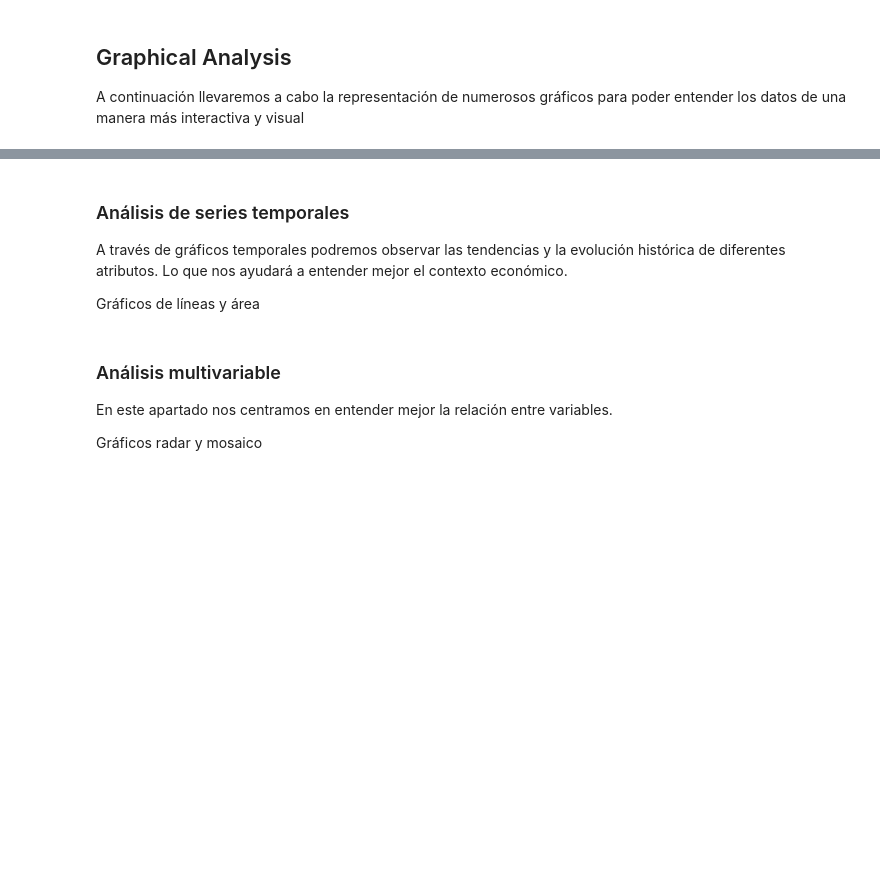
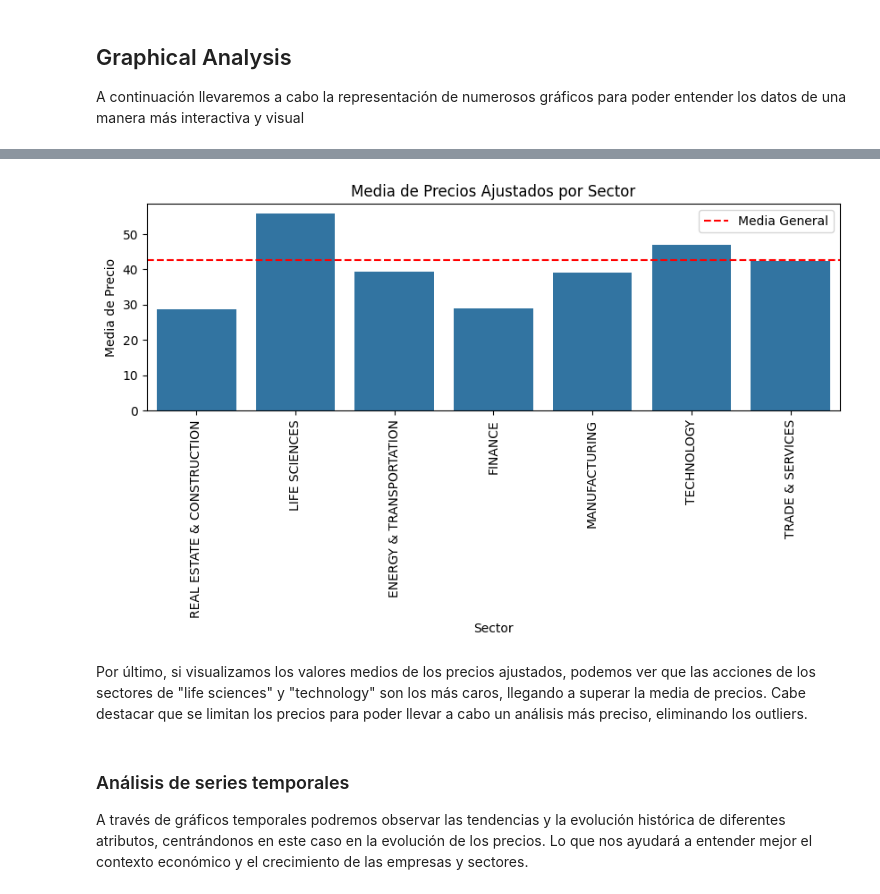
Before and after one commit to JaviGG02/TFG_MLStockRating, a Jupyter notebook: analysis_preprocessing.ipynb, the cells around one changed output, grey strips where cells are left out. Cells and saved outputs as stored; diff of their text form; code cells hidden in the pictures; blank space fills up the shorter version.

```diff
--- a/analysis_preprocessing.ipynb
+++ b/analysis_preprocessing.ipynb
@@ -199,12 +258,28 @@ Graficos de barras, histogramas y graficos de densidad
+# %%
+# Limitamos el precio, para evitar outliers
+price_limit = financial_df['sharePrice'].quantile(0.985)
+
+# Crear el gráfico de barras
+plt.figure(figsize=(10, 3))
+sns.barplot(x="sector", y="sharePrice", data=financial_df[financial_df['sharePrice']<price_limit], errorbar=None, log_scale=False)
+
+# Agregar una línea para la media general
+plt.axhline(financial_df[financial_df['sharePrice']<price_limit]['sharePrice'].mean(), color='red', linestyle='--', label='Media General')
+
+# Personalizar el gráfico
+plt.title("Media de Precios Ajustados por Sector")
+plt.xlabel("Sector")
+plt.ylabel("Media de Precio")
+plt.xticks(rotation=90)
+plt.legend()
+
+
+plt.show()
+# %% [output]
+[figure, added]
+# %% [markdown]
+Por último, si visualizamos los valores medios de los precios ajustados, podemos ver que las acciones de los sectores de "life sciences" y "technology" son los más caros, llegando a superar la media de precios. Cabe destacar que se limitan los precios para poder llevar a cabo un análisis más preciso, eliminando los outliers.
 # %% [markdown]
 ### Análisis de series temporales
 
-A través de gráficos temporales podremos observar las tendencias y la evolución histórica de diferentes atributos. Lo que nos ayudará a entender mejor el contexto económico.
-
-Gráficos de líneas y área
+A través de gráficos temporales podremos observar las tendencias y la evolución histórica de diferentes atributos, centrándonos en este caso en la evolución de los precios. Lo que nos ayudará a entender mejor el contexto económico y el crecimiento de las empresas y sectores.
-# %% [markdown]
-### Análisis multivariable
-
-En este apartado nos centramos en entender mejor la relación entre variables.
-
-Gráficos radar y mosaico
```
Also changed, not shown: parts of 16 cells of this notebook.
